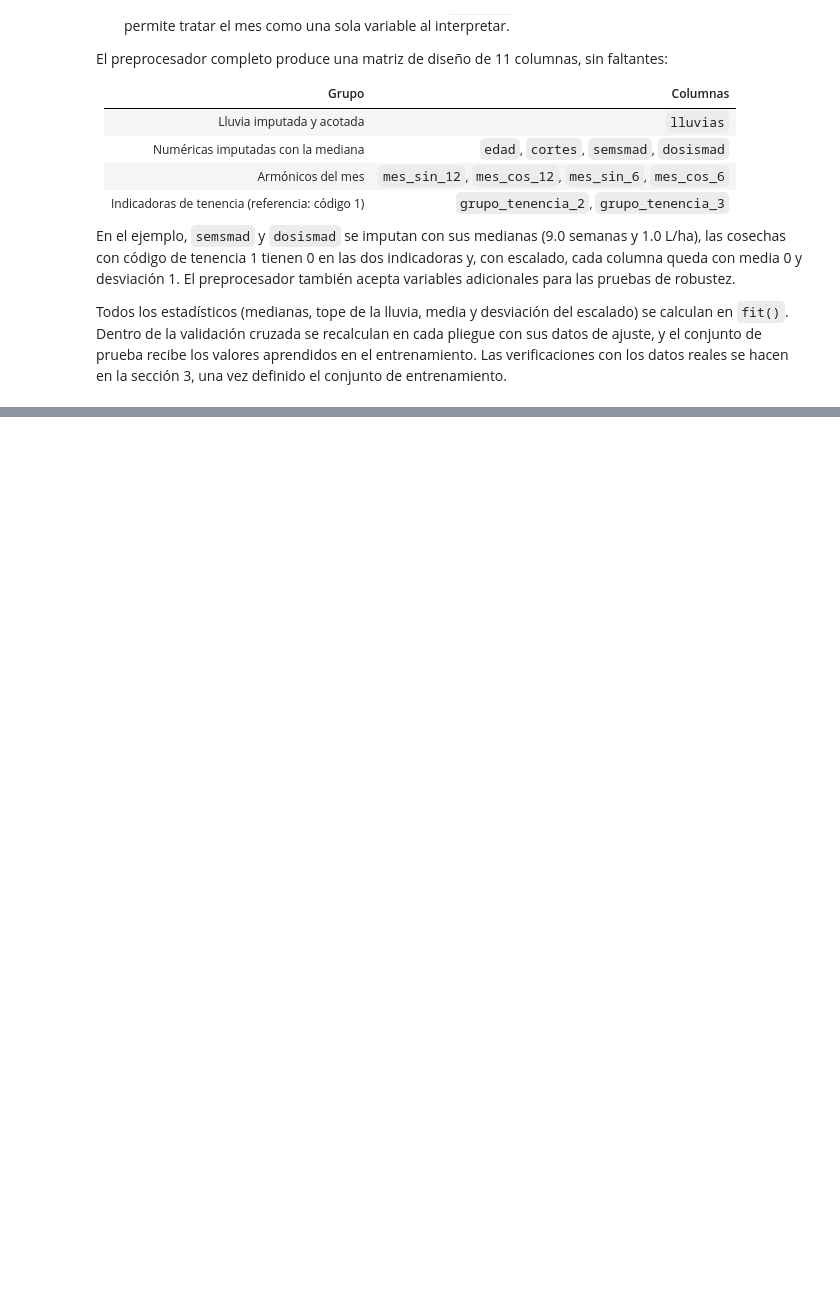
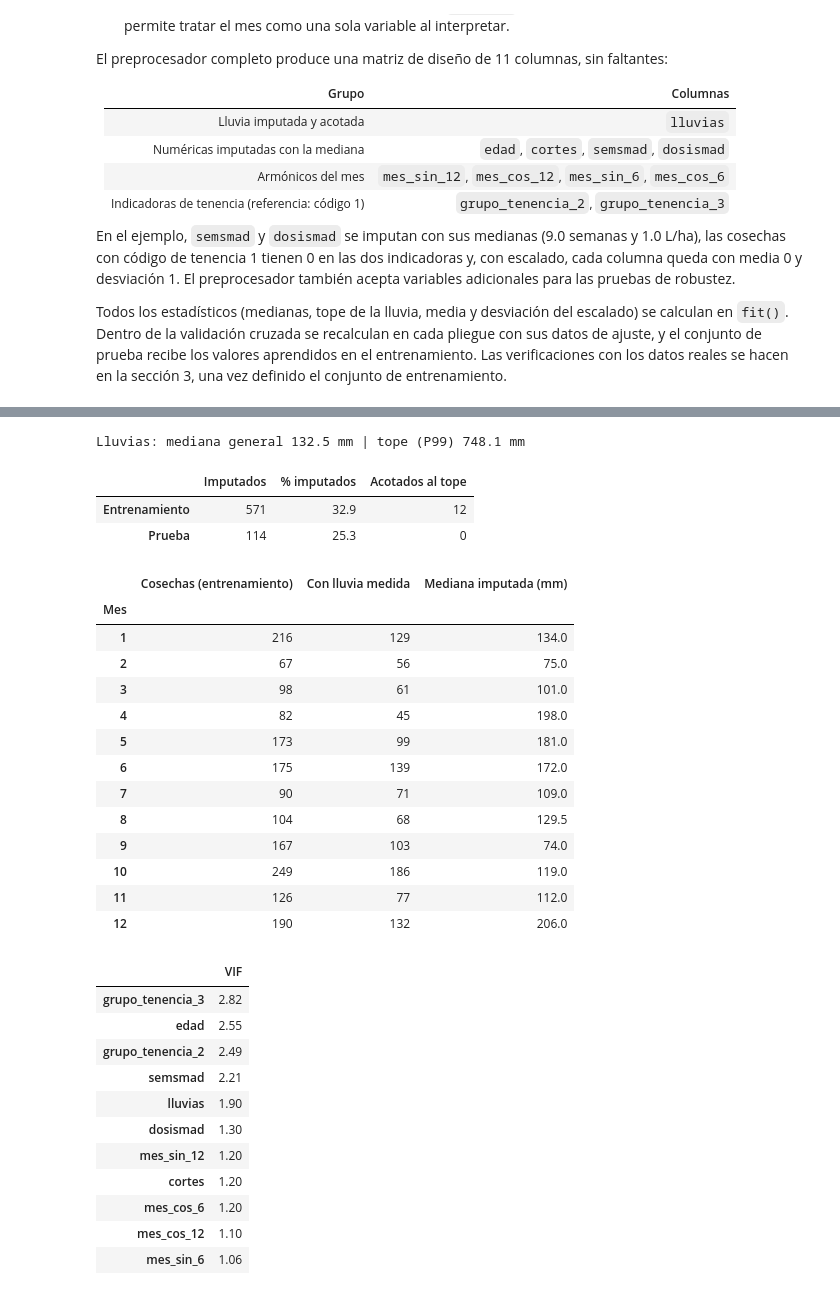
Before and after one commit to juanestebancg2806/sugarcane-yield-quality-prediction, a Jupyter notebook: 03_comparacion_modelos_ipsa.ipynb, the cells around one changed output, grey strips where cells are left out. Saved outputs shown, nothing was run; the diff lists cells and outputs as text; code cells hidden in the pictures; blank space fills up the shorter version.

```diff
--- a/03_comparacion_modelos_ipsa.ipynb
+++ b/03_comparacion_modelos_ipsa.ipynb
@@ -487,0 +772,70 @@ Todos los estadísticos (medianas, tope de la lluvia, media y desviación del es
+# %%
+# 3.3 Verificación del preprocesamiento con el entrenamiento: faltantes, escalado, imputación de lluvias y VIF
+import statsmodels.api as sm
+from statsmodels.stats.outliers_influence import variance_inflation_factor
+
+preprocesador_train = crear_preprocesador().fit(df_train[PREDICTORES])
+X_train_diseno = preprocesador_train.transform(df_train[PREDICTORES])
+X_test_diseno = preprocesador_train.transform(df_test[PREDICTORES])  # solo se verifica su estructura
+
+assert list(X_train_diseno.columns) == COLUMNAS_DISENO, "Columnas inesperadas en la matriz de diseño"
+assert X_train_diseno.notna().all().all() and X_test_diseno.notna().all().all(), "Quedaron faltantes"
+assert np.allclose(X_train_diseno.mean(), 0) and np.allclose(X_train_diseno.std(ddof=0), 1), \
+    "El escalado no se ajustó con el entrenamiento"
+
+# Imputación de lluvias: todos los meses deben tener lluvia observada en el entrenamiento
+imputador_train = preprocesador_train.named_steps["columnas"].named_transformers_["lluvias"]
+assert set(imputador_train.mediana_mes_) == set(range(1, 13)), "Hay meses sin lluvia observada en el entrenamiento"
+print(f"Lluvias: mediana general {imputador_train.mediana_global_:.1f} mm | "
+      f"tope (P{imputador_train.percentil_tope}) {imputador_train.tope_:.1f} mm")
+display(pd.DataFrame({
+    "Imputados": [df_train["lluvias"].isna().sum(), df_test["lluvias"].isna().sum()],
+    "% imputados": [100 * df_train["lluvias"].isna().mean(), 100 * df_test["lluvias"].isna().mean()],
+    "Acotados al tope": [(df_train["lluvias"] > imputador_train.tope_).sum(),
+                         (df_test["lluvias"] > imputador_train.tope_).sum()],
+}, index=["Entrenamiento", "Prueba"]).round(1))
+
+# Mediana usada para imputar en cada mes de cosecha (una fila por mes, para conservar los conteos como enteros)
+display(pd.DataFrame({
+    "Cosechas (entrenamiento)": df_train.groupby(PREDICTOR_MES).size(),
+    "Con lluvia medida": df_train.groupby(PREDICTOR_MES)["lluvias"].count(),
+    "Mediana imputada (mm)": pd.Series(imputador_train.mediana_mes_),
+}).rename_axis("Mes"))
+
+# VIF de cada columna de la matriz de diseño de entrenamiento (statsmodels requiere la constante)
+X_vif = sm.add_constant(X_train_diseno)
+vif_diseno = pd.Series([variance_inflation_factor(X_vif.to_numpy(), posicion)
+                        for posicion in range(1, X_vif.shape[1])],
+                       index=X_train_diseno.columns, name="VIF").sort_values(ascending=False)
+display(vif_diseno.round(2).to_frame())
+# %% [output]
+Lluvias: mediana general 132.5 mm | tope (P99) 748.1 mm
+|  | Imputados | % imputados | Acotados al tope |
+| Entrenamiento | 571 | 32.9 | 12 |
+| Prueba | 114 | 25.3 | 0 |
+|  | Cosechas (entrenamiento) | Con lluvia medida | Mediana imputada (mm) |
+| Mes |  |  |  |
+| 1 | 216 | 129 | 134.0 |
+| 2 | 67 | 56 | 75.0 |
+| 3 | 98 | 61 | 101.0 |
+| 4 | 82 | 45 | 198.0 |
+| 5 | 173 | 99 | 181.0 |
+| 6 | 175 | 139 | 172.0 |
+| 7 | 90 | 71 | 109.0 |
+| 8 | 104 | 68 | 129.5 |
+| 9 | 167 | 103 | 74.0 |
+| 10 | 249 | 186 | 119.0 |
+| 11 | 126 | 77 | 112.0 |
+| 12 | 190 | 132 | 206.0 |
+|  | VIF |
+| grupo_tenencia_3 | 2.82 |
+| edad | 2.55 |
+| grupo_tenencia_2 | 2.49 |
+| semsmad | 2.21 |
+| lluvias | 1.90 |
+| dosismad | 1.30 |
+| mes_sin_12 | 1.20 |
+| cortes | 1.20 |
+| mes_cos_6 | 1.20 |
+| mes_cos_12 | 1.10 |
+| mes_sin_6 | 1.06 |
```
Also changed, not shown: parts of 9 cells of this notebook.
